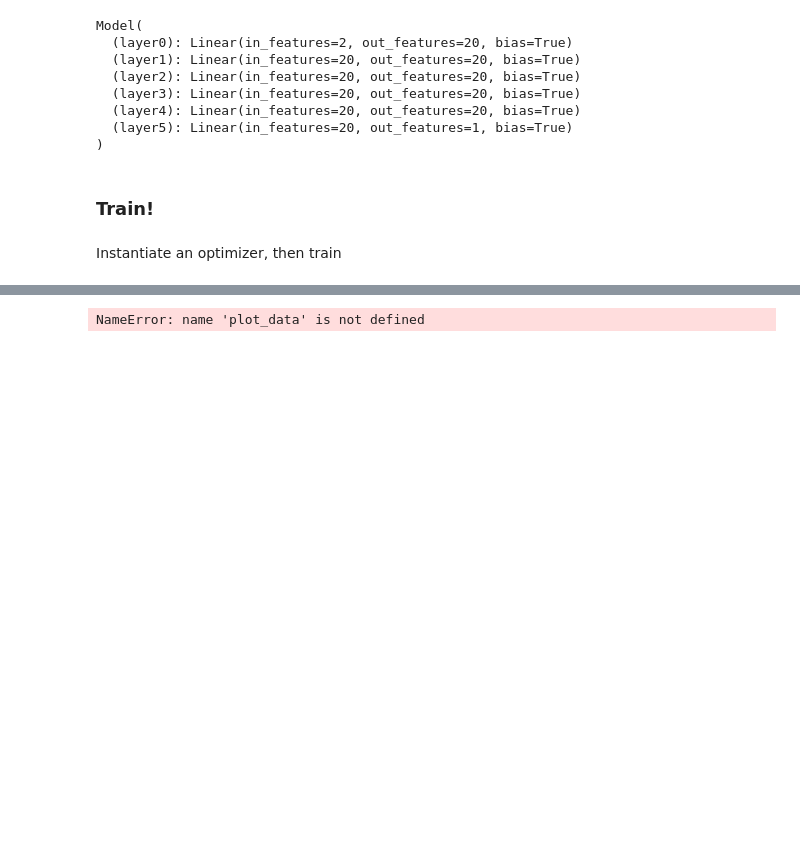
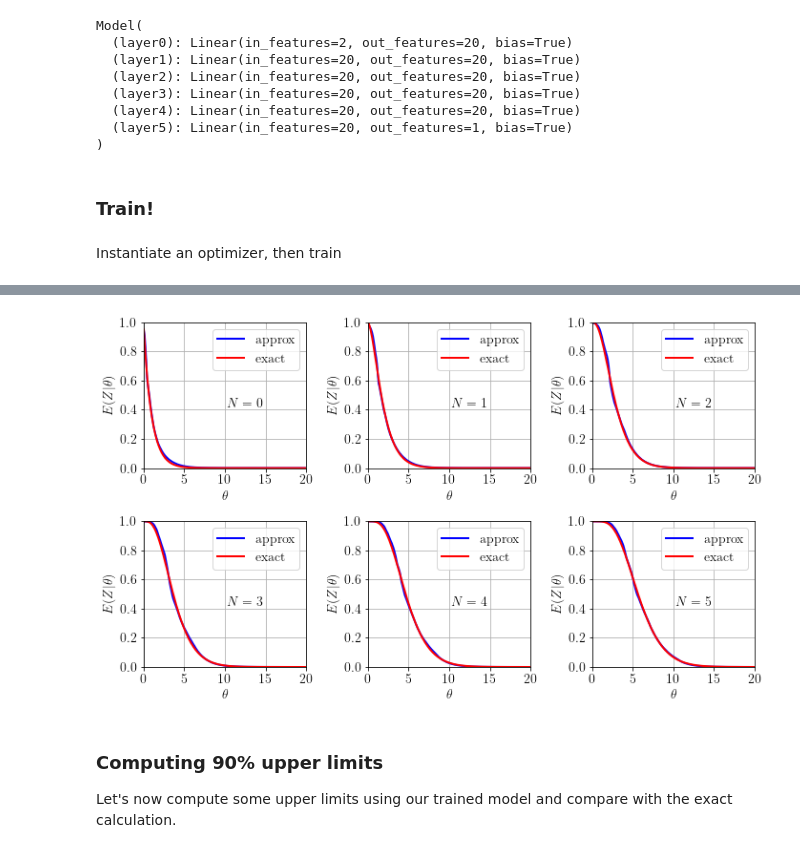
Before and after one commit to AliAlkadhim/LFI_HEP, a Jupyter notebook: tutorials/LFI_train.ipynb, the cells around one changed output, grey strips where cells are left out. Drawn from its saved outputs; the diff is of its cells as text; code cells hidden in the pictures; blank space fills up the shorter version.

```diff
--- a/tutorials/LFI_train.ipynb
+++ b/tutorials/LFI_train.ipynb
@@ -573,12 +584,28 @@ Iteration vs average loss
-# %%
-def usemodel(data, d, x):
-    model.eval()
-    xx= [[z, d] for z in x]
-    X = torch.Tensor(xx)
-    y = model(X).detach().numpy()
-    p = DL(d, x)
-    return (y, p)
+# %%
+def usemodel(data, N,
+             xbins=XBINS,
+             xmin=XMIN,
+             xmax=XMAX):
+
+    # bin boundaries
+    h = (xmax-xmin)/xbins
+    bb= np.arange(xmin, xmax + h, h)
+
+    # bin centers
+    x = (bb[1:]+bb[:-1])/2
+    d = torch.Tensor([[q, N] for q in x])
+
+    # compute using trained, that is, fitted, model
+    model.eval()
+    y = model(d).detach().numpy()
+    p = DL(N, x)
+
+    return y, p, bb
 # %%
-plot_data(data, usemodel, Dmin, Dmax, x, gfile='fig_model_vs_DL.png')
+plot_data(data, usemodel, Nmin, Nmax, gfile='fig_model_vs_DL.png')
 # %% [output]
-NameError: name 'plot_data' is not defined
+[figure, added]
+# %% [markdown]
+### Computing 90% upper limits
+
+Let's now compute some upper limits using our trained model and compare with the exact calculation.
```
Also changed, not shown: parts of 16 cells of this notebook, 3 other files.
